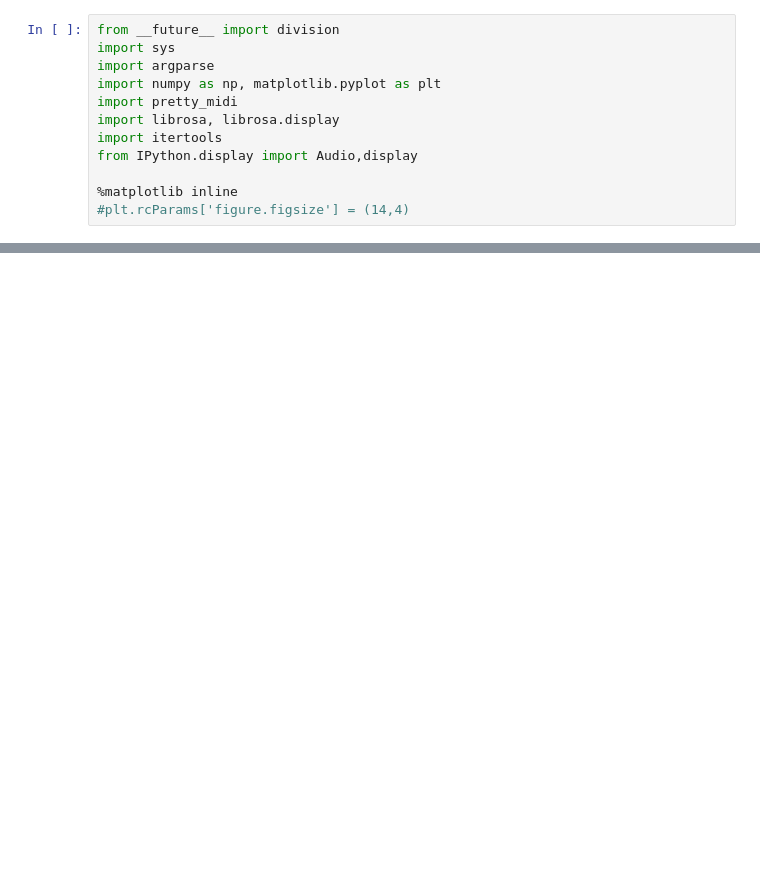
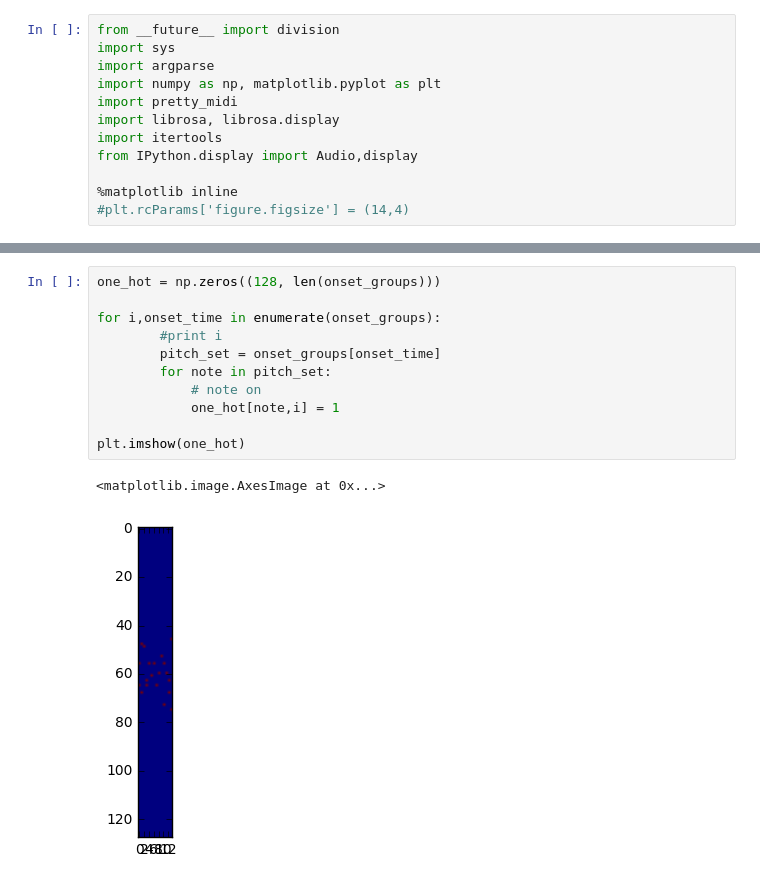
Before and after one commit to jsleep/wav2mid, a Jupyter notebook: notebooks/wavmidi_preprocess.ipynb, the cells around one changed output, grey strips where cells are left out. Saved outputs shown, nothing was run; the diff lists cells and outputs as text; blank space fills up the shorter version.

```diff
--- a/notebooks/wavmidi_preprocess.ipynb
+++ b/notebooks/wavmidi_preprocess.ipynb
@@ -85,0 +129,14 @@ array([ 395.004725,  790.00945 ,  673.014175,  439.023625,  717.033075,
+# %%
+one_hot = np.zeros((128, len(onset_groups)))
+
+for i,onset_time in enumerate(onset_groups):
+        #print i
+        pitch_set = onset_groups[onset_time]
+        for note in pitch_set:
+            # note on
+            one_hot[note,i] = 1
+
+plt.imshow(one_hot)
+# %% [output]
+<matplotlib.image.AxesImage at 0x...>
+[figure, added]
```
Also changed, not shown: parts of 13 cells of this notebook.
